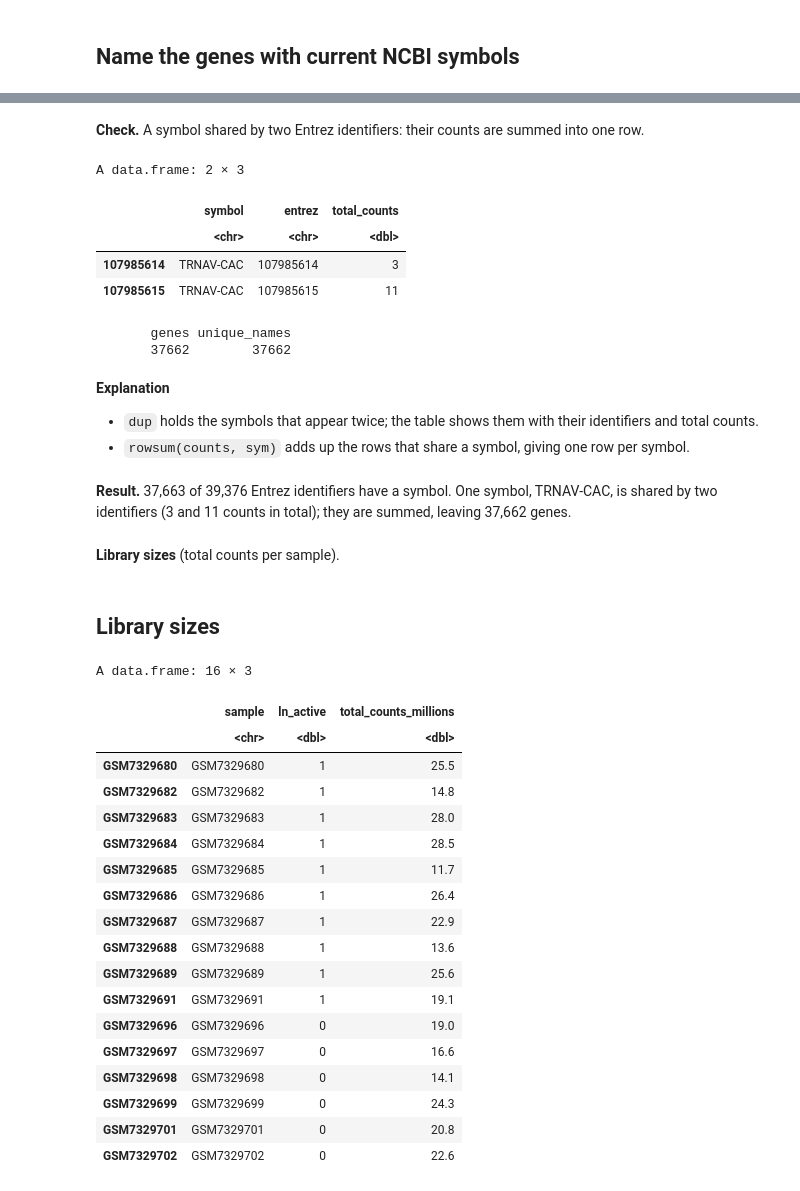
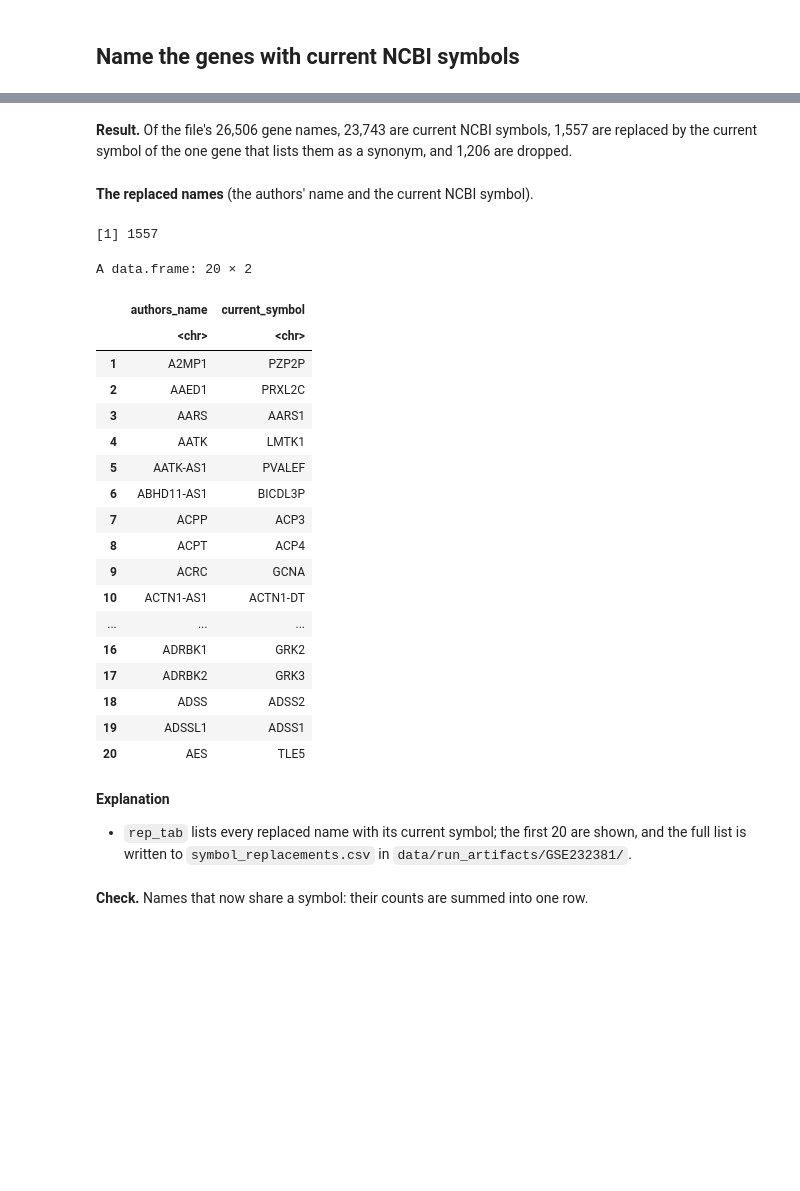
Before and after one commit to NIH-NLM/endotypes-transcriptomics, a Jupyter notebook: ipynb/12_GSE232381_bulk_RNA_seq_normalise.ipynb, the cells around one changed output, grey strips where cells are left out. Drawn from its saved outputs; the diff is of its cells as text; code cells hidden in the pictures; blank space fills up the shorter version.

```diff
--- a/ipynb/12_GSE232381_bulk_RNA_seq_normalise.ipynb
+++ b/ipynb/12_GSE232381_bulk_RNA_seq_normalise.ipynb
@@ -46,48 +76,37 @@ counts <- counts[!is.na(sym), ]; sym <- sym[!is.na(sym)]
 # %% [markdown]
-**Check.** A symbol shared by two Entrez identifiers: their counts are summed into one row.
+**Result.** Of the file's 26,506 gene names, 23,743 are current NCBI symbols, 1,557 are replaced by the
+current symbol of the one gene that lists them as a synonym, and 1,206 are dropped.
-# %%
-dup <- sym[duplicated(sym)]
-data.frame(symbol = sym[sym %in% dup], entrez = rownames(counts)[sym %in% dup], total_counts = rowSums(counts[sym %in% dup, , drop = FALSE]))
-counts <- rowsum(counts, sym)
-c(genes = nrow(counts), unique_names = length(unique(rownames(counts))))
-# %% [output]
-A data.frame: 2 × 3
-|  | symbol | entrez | total_counts |
-|  | <chr> | <chr> | <dbl> |
-| 107985614 | TRNAV-CAC | 107985614 | 3 |
-| 107985615 | TRNAV-CAC | 107985615 | 11 |
-       genes unique_names
-       37662        37662
-# %% [markdown]
-**Explanation**
-- `dup` holds the symbols that appear twice; the table shows them with their identifiers and total counts.
-- `rowsum(counts, sym)` adds up the rows that share a symbol, giving one row per symbol.
+# %% [markdown]
+**The replaced names** (the authors' name and the current NCBI symbol).
+# %%
+rep_tab <- data.frame(authors_name = old, current_symbol = sym)[!old %in% gi$Symbol & !is.na(sym), ]
+rownames(rep_tab) <- NULL
+nrow(rep_tab); head(rep_tab, 20)
+write.csv(rep_tab, art("GSE232381", "symbol_replacements.csv"), row.names = FALSE)
+# %% [output]
+[1] 1557
+A data.frame: 20 × 2
+|  | authors_name | current_symbol |
+|  | <chr> | <chr> |
+| 1 | A2MP1 | PZP2P |
+| 2 | AAED1 | PRXL2C |
+| 3 | AARS | AARS1 |
+| 4 | AATK | LMTK1 |
+| 5 | AATK-AS1 | PVALEF |
+| 6 | ABHD11-AS1 | BICDL3P |
+| 7 | ACPP | ACP3 |
+| 8 | ACPT | ACP4 |
+| 9 | ACRC | GCNA |
+| 10 | ACTN1-AS1 | ACTN1-DT |
+| ... | ... | ... |
+| 16 | ADRBK1 | GRK2 |
+| 17 | ADRBK2 | GRK3 |
+| 18 | ADSS | ADSS2 |
+| 19 | ADSSL1 | ADSS1 |
+| 20 | AES | TLE5 |
 # %% [markdown]
-**Result.** 37,663 of 39,376 Entrez identifiers have a symbol. One symbol, TRNAV-CAC, is shared by two
-identifiers (3 and 11 counts in total); they are summed, leaving 37,662 genes.
+**Explanation**
+- `rep_tab` lists every replaced name with its current symbol; the first 20 are shown, and the full list is
+  written to `symbol_replacements.csv` in `data/run_artifacts/GSE232381/`.
 # %% [markdown]
-**Library sizes** (total counts per sample).
+**Check.** Names that now share a symbol: their counts are summed into one row.
-# %% [markdown]
-## Library sizes
-# %%
-data.frame(sample = colnames(counts), ln_active = meta$ln_active, total_counts_millions = round(colSums(counts) / 1e6, 1))
-# %% [output]
-A data.frame: 16 × 3
-|  | sample | ln_active | total_counts_millions |
-|  | <chr> | <dbl> | <dbl> |
-| GSM7329680 | GSM7329680 | 1 | 25.5 |
-| GSM7329682 | GSM7329682 | 1 | 14.8 |
-| GSM7329683 | GSM7329683 | 1 | 28.0 |
-| GSM7329684 | GSM7329684 | 1 | 28.5 |
-| GSM7329685 | GSM7329685 | 1 | 11.7 |
-| GSM7329686 | GSM7329686 | 1 | 26.4 |
-| GSM7329687 | GSM7329687 | 1 | 22.9 |
-| GSM7329688 | GSM7329688 | 1 | 13.6 |
-| GSM7329689 | GSM7329689 | 1 | 25.6 |
-| GSM7329691 | GSM7329691 | 1 | 19.1 |
-| GSM7329696 | GSM7329696 | 0 | 19.0 |
-| GSM7329697 | GSM7329697 | 0 | 16.6 |
-| GSM7329698 | GSM7329698 | 0 | 14.1 |
-| GSM7329699 | GSM7329699 | 0 | 24.3 |
-| GSM7329701 | GSM7329701 | 0 | 20.8 |
-| GSM7329702 | GSM7329702 | 0 | 22.6 |
```
Also changed, not shown: parts of 27 cells of this notebook, 55 other files.
